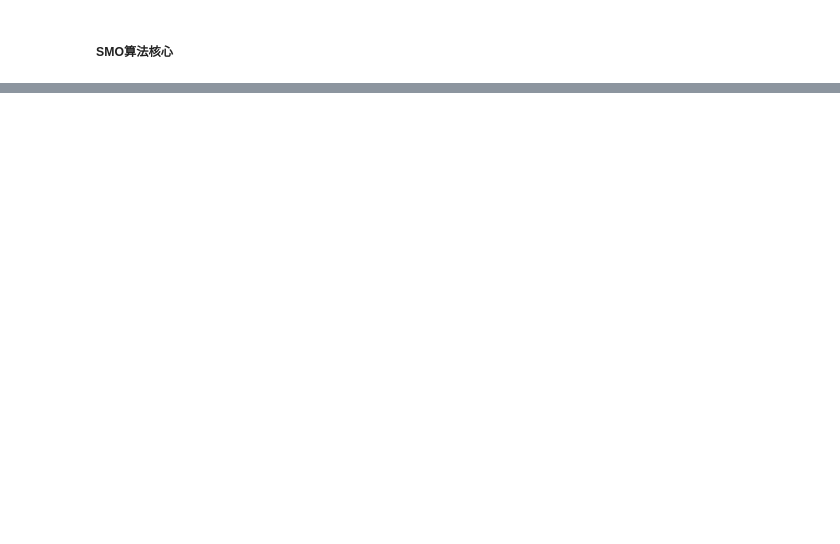
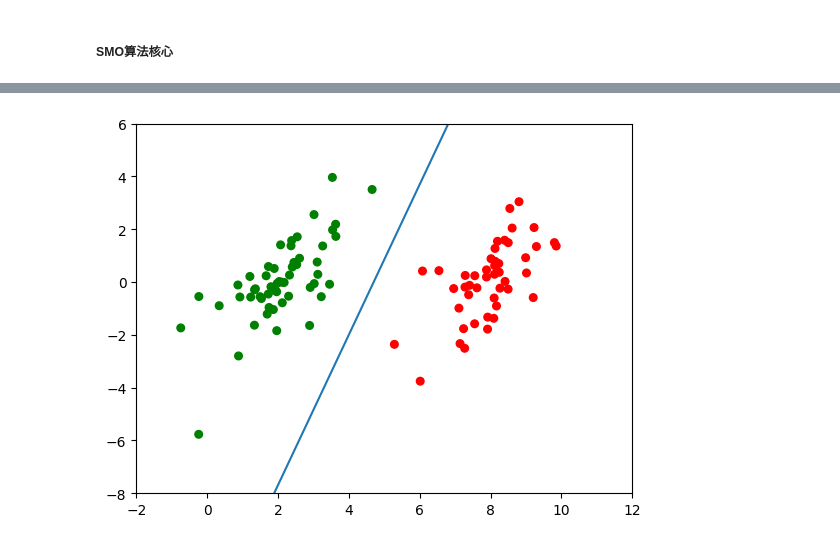
Before and after one commit to xkzhai2019/MLiA, a Jupyter notebook: SupportVectorMachine/SVM_simple.ipynb, the cells around one changed output, grey strips where cells are left out. Drawn from its saved outputs; the diff is of its cells as text; code cells hidden in the pictures; blank space fills up the shorter version.

Commit message:
svm_simple

```diff
--- a/SupportVectorMachine/SVM_simple.ipynb
+++ b/SupportVectorMachine/SVM_simple.ipynb
@@ -58,0 +61,9 @@ def selectJrand(i,m): # m代表约束的个数，即alpha的个数
+# %%
+# （3）剪辑
+def clipAlpha(aj,H,L):
+    if aj > H:
+        return H
+    elif aj >= L:
+        return aj
+    else:
+        return L
@@ -58,0 +151,18 @@ def selectJrand(i,m): # m代表约束的个数，即alpha的个数
+# %%
+def calWs(alphas, dataArr, classLabels):
+    X = matrix(dataArr); labelMat = matrix(classLabels).transpose()
+    m,n = shape(X)
+    w = zeros((n,1))
+    for i in range(m):
+        w += multiply(alphas[i]*labelMat[i],X[i,:].T)
+    return w
+# %%
+# 调用上述方法，求解w,b，alpha
+dataMat,labelMat = loaddata('./data/svm1.txt')
+
+b,alphas = smoSimple(dataMat,labelMat,0.6,0.001,40)
+w = calWs(alphas,dataMat,labelMat)
+
+print("b = ", b)
+print("alphas = ", alphas)
+print("w=",w)
@@ -58,0 +187,18 @@ def selectJrand(i,m): # m代表约束的个数，即alpha的个数
+# %%
+# 绘制决策平面 w*x + b = 0，即 w_0 x_0 + w_1 x_1 + b = 0
+import matplotlib.pyplot as plt
+import matplotlib as mpl
+from matplotlib.patches import Circle
+
+fig = plt.figure()
+ax = fig.add_subplot(111)
+cm_dark = mpl.colors.ListedColormap(['g','r'])
+ax.scatter(array(dataMat)[:,0],array(dataMat)[:,1],c=array(labelMat).squeeze(),cmap=cm_dark,s=30)
+
+x = arange(-2.0,12.0,0.1)
+y = (-w[0]*x - b) / w[1]
+ax.plot(x,y.reshape(-1,1))
+ax.axis([-2,12,-8,6])
+plt.show()
+# %% [output]
+[figure, added]
```
Also changed, not shown: parts of 13 cells of this notebook, 1 other file.
